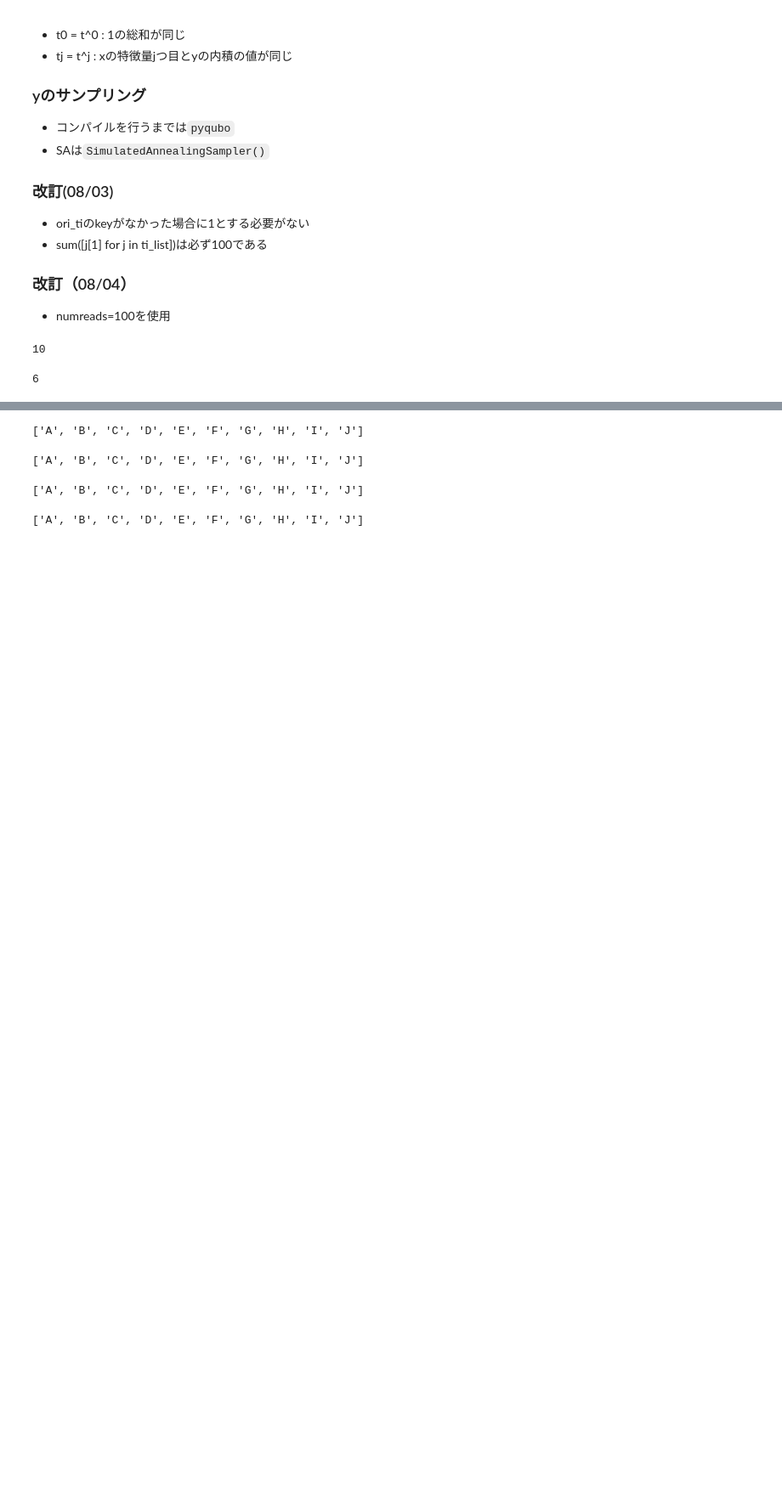
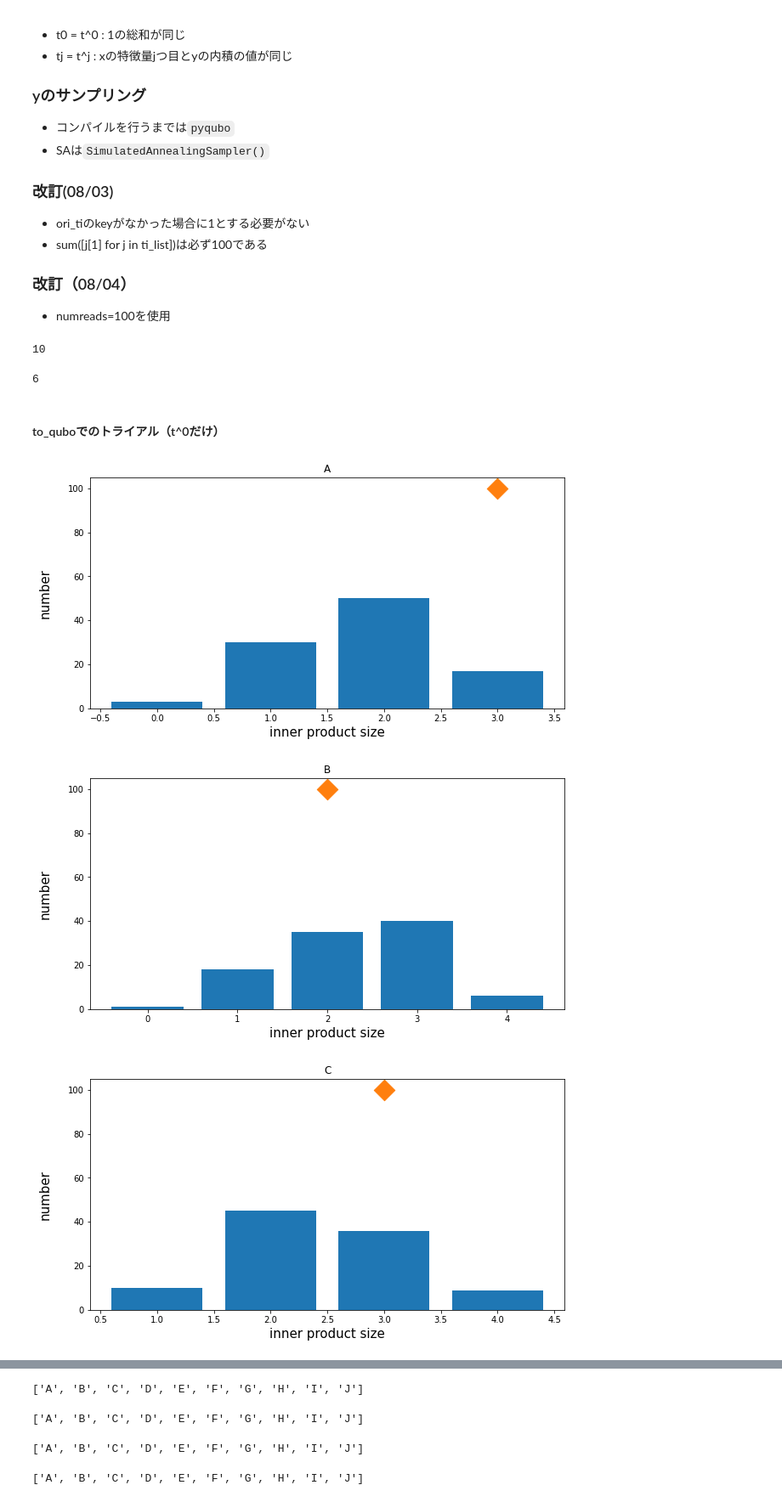
Before and after one commit to twinkle13531/master_degree, a Jupyter notebook: 202008/scripts/Add_features_10_numread100_neal.ipynb, the cells around one changed output, grey strips where cells are left out. Shown at 85% size. Cells and saved outputs as stored; diff of their text form; code cells hidden in the pictures; blank space fills up the shorter version.

```diff
--- a/202008/scripts/Add_features_10_numread100_neal.ipynb
+++ b/202008/scripts/Add_features_10_numread100_neal.ipynb
@@ -56,3 +59,52 @@ num_samples
 y_sum
 # %% [output]
 6
+# %% [markdown]
+#### to_quboでのトライアル（t^0だけ）
+# %%
+y = Array.create('y', shape=num_samples, vartype='BINARY')
+
+#QUBO式で定式化
+H = (sum(y) - y_sum)**2
+qb = H.compile().to_qubo()
+sa_sampler = SimulatedAnnealingSampler()
+res = sa_sampler.sample_qubo(qb[0], num_reads=100)
+# %%
+bqm_minP_cols = []
+servey_num_col_list = columns
+
+p = {}
+for i in servey_num_col_list:
+    ori_ti = int(np.dot(X_mushroom[i], y_mushroom)) #特徴量iを表すp
+
+    ti_dic = {} #{内積の値:該当数}という辞書。
+
+    for y_info in list(res.record):
+        y = pd.Series(y_info[0])
+
+        if int(np.dot(X_mushroom[i], y)) in ti_dic.keys():
+            ti_dic[int(np.dot(X_mushroom[i], y))] += 1
+        else:
+            ti_dic[int(np.dot(X_mushroom[i], y))] = 1
+
+    ti_list = sorted(ti_dic.items()) #listになり、要素はタプルになる。
+    franc = sum([j[1] for j in ti_list if j[0] >= ori_ti])
+    p[i] = franc/100
+
+    # ヒストグラムを出力
+    plt.figure(figsize=(10, 5))
+    plt.title(i)
+    plt.bar([j[0] for j in ti_list], [j[1] for j in ti_list])
+    plt.xlabel('inner product size', fontsize=15)
+    plt.ylabel('number', rotation=90, fontsize=15, labelpad=20)
+    plt.scatter(ori_ti, 100, s=300, marker='D')
+
+#図が重ならないようにする
+plt.tight_layout()
+
+#図を表示
+plt.show()
+# %% [output]
+[figure, added]
+[figure, added]
+[figure, added]
```
Also changed, not shown: parts of 6 cells of this notebook, 1 other file.
